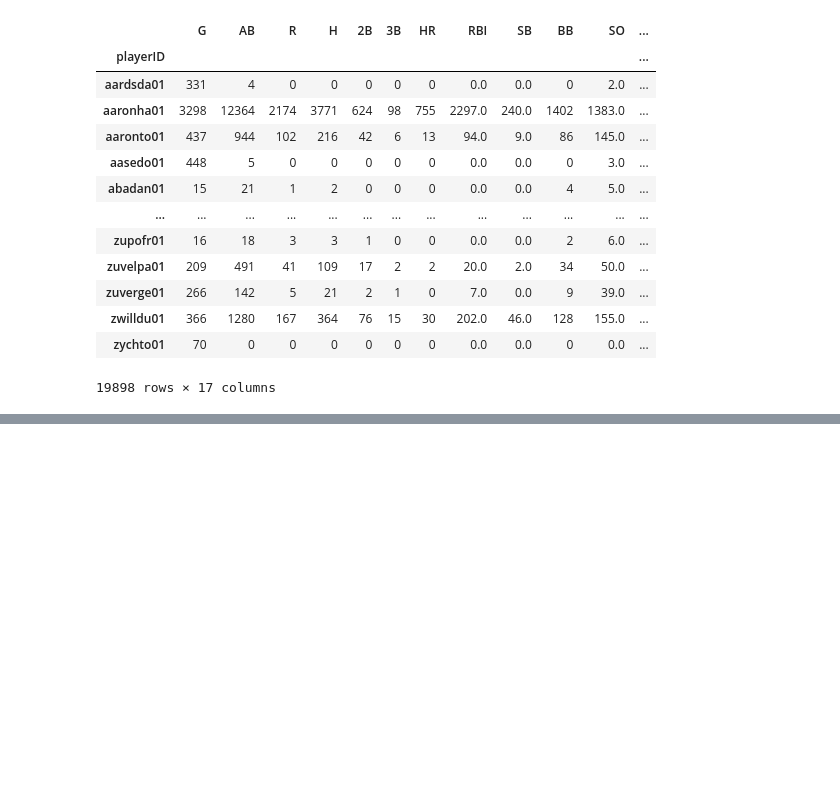
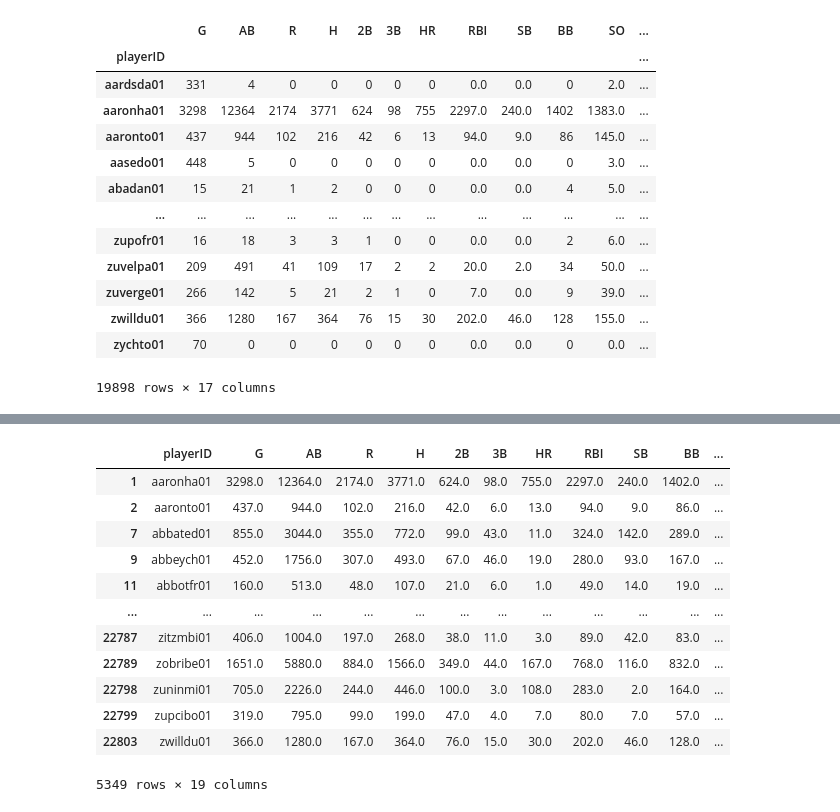
Before and after one commit to greensleeves8/Final_Project_Baseball, a Jupyter notebook: Career_Batters.ipynb, the cells around one changed output, grey strips where cells are left out. Cells and saved outputs as stored; diff of their text form; code cells hidden in the pictures; blank space fills up the shorter version.

```diff
--- a/Career_Batters.ipynb
+++ b/Career_Batters.ipynb
@@ -256,0 +244,17 @@ hall_batter_df
+# %%
+hall_batter_df = hall_batter_df[hall_batter_df.AB>500]
+hall_batter_df
+# %% [output]
+|  | playerID | G | AB | R | H | 2B | 3B | HR | RBI | SB | BB | ... |
+| 1 | aaronha01 | 3298.0 | 12364.0 | 2174.0 | 3771.0 | 624.0 | 98.0 | 755.0 | 2297.0 | 240.0 | 1402.0 | ... |
+| 2 | aaronto01 | 437.0 | 944.0 | 102.0 | 216.0 | 42.0 | 6.0 | 13.0 | 94.0 | 9.0 | 86.0 | ... |
+| 7 | abbated01 | 855.0 | 3044.0 | 355.0 | 772.0 | 99.0 | 43.0 | 11.0 | 324.0 | 142.0 | 289.0 | ... |
+| 9 | abbeych01 | 452.0 | 1756.0 | 307.0 | 493.0 | 67.0 | 46.0 | 19.0 | 280.0 | 93.0 | 167.0 | ... |
+| 11 | abbotfr01 | 160.0 | 513.0 | 48.0 | 107.0 | 21.0 | 6.0 | 1.0 | 49.0 | 14.0 | 19.0 | ... |
+| ... | ... | ... | ... | ... | ... | ... | ... | ... | ... | ... | ... | ... |
+| 22787 | zitzmbi01 | 406.0 | 1004.0 | 197.0 | 268.0 | 38.0 | 11.0 | 3.0 | 89.0 | 42.0 | 83.0 | ... |
+| 22789 | zobribe01 | 1651.0 | 5880.0 | 884.0 | 1566.0 | 349.0 | 44.0 | 167.0 | 768.0 | 116.0 | 832.0 | ... |
+| 22798 | zuninmi01 | 705.0 | 2226.0 | 244.0 | 446.0 | 100.0 | 3.0 | 108.0 | 283.0 | 2.0 | 164.0 | ... |
+| 22799 | zupcibo01 | 319.0 | 795.0 | 99.0 | 199.0 | 47.0 | 4.0 | 7.0 | 80.0 | 7.0 | 57.0 | ... |
+| 22803 | zwilldu01 | 366.0 | 1280.0 | 167.0 | 364.0 | 76.0 | 15.0 | 30.0 | 202.0 | 46.0 | 128.0 | ... |
+5349 rows × 19 columns
```
Also changed, not shown: parts of 8 cells of this notebook, 2 other files.
